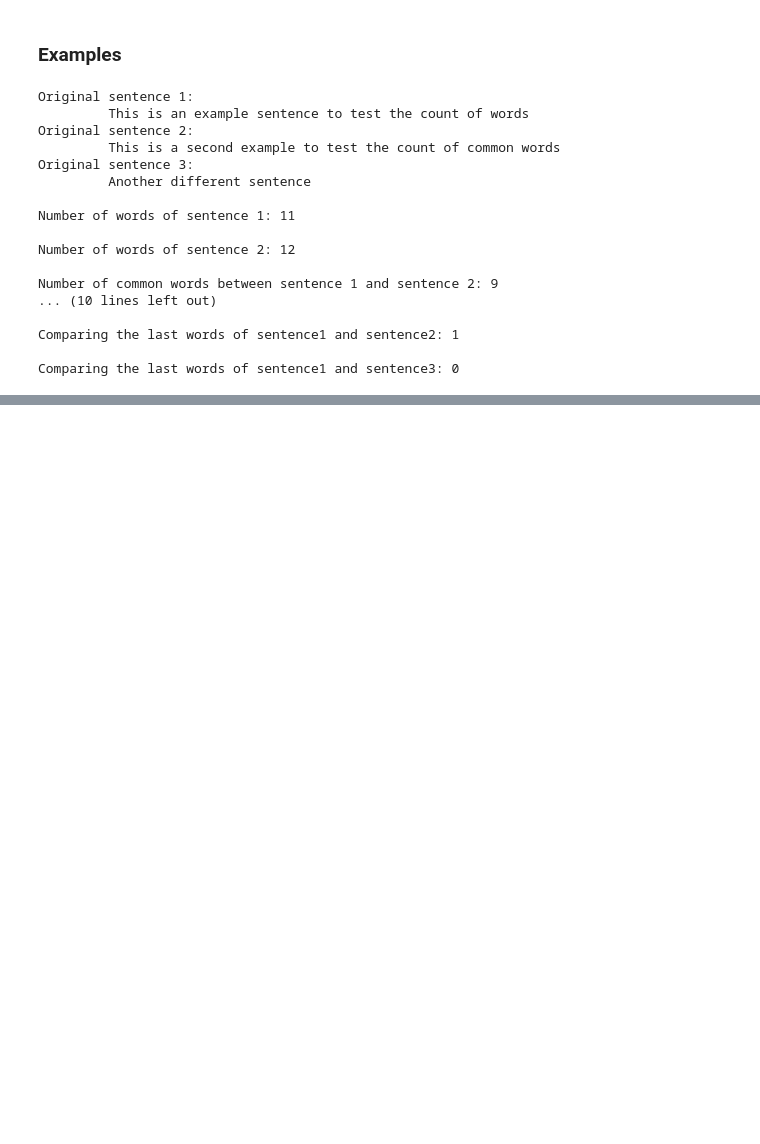
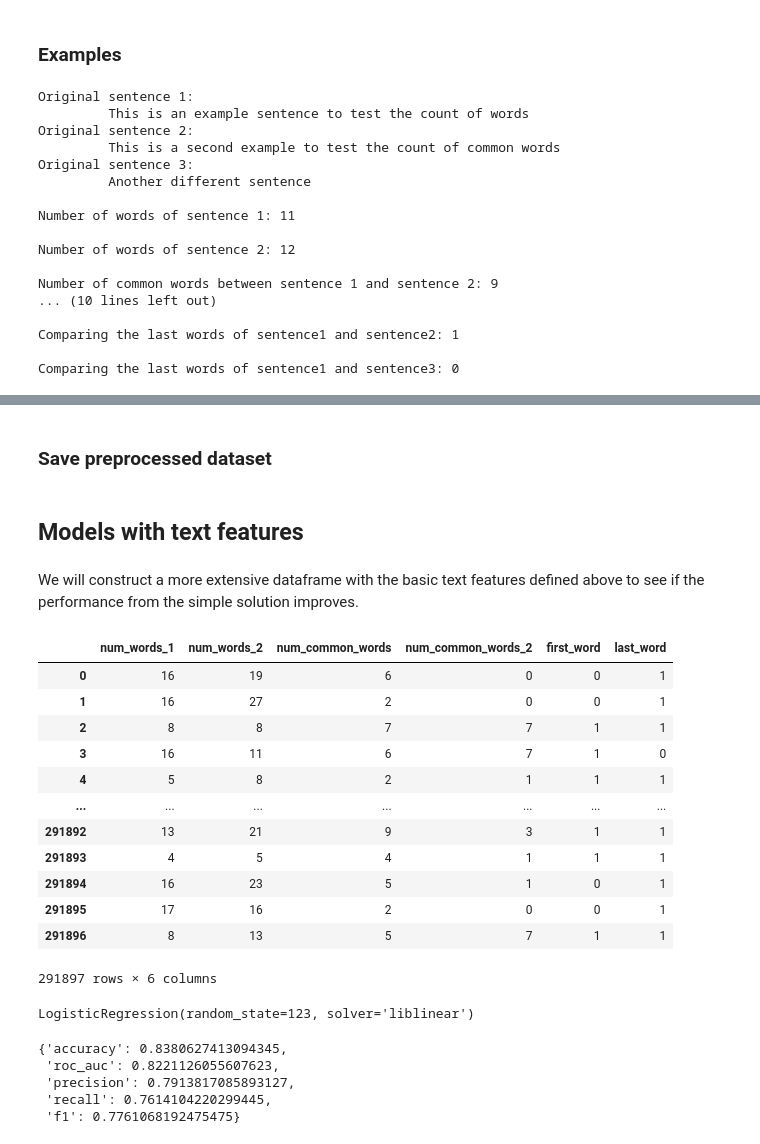
Before and after one commit to ClaudiaValverde/quora-challenge, a Jupyter notebook: utils_Alba.ipynb, the cells around one changed output, grey strips where cells are left out. Drawn from its saved outputs; the diff is of its cells as text; code cells hidden in the pictures; blank space fills up the shorter version.

Commit message:
change to utils Alba
added training models with features in utils_alba
also added the functions to utils.py

```diff
--- a/utils_Alba.ipynb
+++ b/utils_Alba.ipynb
@@ -505,0 +549,11 @@ Comparing the last words of sentence1 and sentence3: 0
+# %%
+# convert input data into list of strings
+
+q1_train =  cast_list_as_strings(list(X_tr_df["question1"]))
+q2_train =  cast_list_as_strings(list(X_tr_df["question2"]))
+
+q1_val =  cast_list_as_strings(list(X_va_df["question1"]))
+q2_val =  cast_list_as_strings(list(X_va_df["question2"]))
+
+q1_test =  cast_list_as_strings(list(X_te_df["question1"]))
+q2_test =  cast_list_as_strings(list(X_te_df["question2"]))
@@ -505,0 +685,2 @@ Comparing the last words of sentence1 and sentence3: 0
+# %% [markdown]
+### Save preprocessed dataset
@@ -505,0 +714,52 @@ Comparing the last words of sentence1 and sentence3: 0
+# %% [markdown]
+## Models with text features
+# %% [markdown]
+We will construct a more extensive dataframe with the basic text features defined above to see if the performance from the simple solution improves.
+# %%
+def build_numeric_features(q1_list, q2_list):
+    """
+    Args:
+      q1_list (str list): list of string questions
+      q2_list (str list): list of string questions
+    Returns:
+      A data frame containing the text features applied to both lists.
+    """
+    # number of words
+    q1_f1 = [number_words(question) for question in q1_list]
+    q2_f1 = [number_words(question) for question in q2_list]
+
+    # number of common words
+    q1q2_f2 = [number_common_words(question1, question2) for question1, question2 in zip(q1_list, q2_list)]
+
+    # number of common words in the same position
+    q1q2_f3 = [number_common_words_2(question1, question2) for question1, question2 in zip(q1_list, q2_list)]
+
+    # first word equal
+    q1q2_f4 = [first_word_equal(question1, question2) for question1, question2 in zip(q1_list, q2_list)]
+
+    # last word equal
+    q1q2_f5 = [last_word_equal(question1, question2) for question1, question2 in zip(q1_list, q2_list)]
+
+    # build dataframe with features
+    df_features = pd.DataFrame({'num_words_1': q1_f1, 'num_words_2': q2_f1, 'num_common_words': q1q2_f2,
+                               'num_common_words_2': q1q2_f3, 'first_word': q1q2_f4, 'last_word': q1q2_f5},
+                               columns=['num_words_1', 'num_words_2', 'num_common_words', 'num_common_words_2',
+                                        'first_word', 'last_word'])
+    return df_features
+# %%
+X_tr_features = build_numeric_features(q1_train, q2_train)
+X_tr_features
+# %% [output]
+|  | num_words_1 | num_words_2 | num_common_words | num_common_words_2 | first_word | last_word |
+| 0 | 16 | 19 | 6 | 0 | 0 | 1 |
+| 1 | 16 | 27 | 2 | 0 | 0 | 1 |
+| 2 | 8 | 8 | 7 | 7 | 1 | 1 |
+| 3 | 16 | 11 | 6 | 7 | 1 | 0 |
+| 4 | 5 | 8 | 2 | 1 | 1 | 1 |
+| ... | ... | ... | ... | ... | ... | ... |
+| 291892 | 13 | 21 | 9 | 3 | 1 | 1 |
+| 291893 | 4 | 5 | 4 | 1 | 1 | 1 |
+| 291894 | 16 | 23 | 5 | 1 | 0 | 1 |
+| 291895 | 17 | 16 | 2 | 0 | 0 | 1 |
+| 291896 | 8 | 13 | 5 | 7 | 1 | 1 |
+291897 rows × 6 columns
@@ -505,0 +772,15 @@ Comparing the last words of sentence1 and sentence3: 0
+# %%
+logistic2 = sklearn.linear_model.LogisticRegression(solver="liblinear", random_state=123)
+logistic2.fit(X_tr_features_sparse, y_tr)
+# %% [output]
+LogisticRegression(random_state=123, solver='liblinear')
+# %%
+# train metrics
+train_metrics2 = evaluate_model(X_tr_features_sparse, y_tr, model=logistic2, display=False)
+train_metrics2
+# %% [output]
+{'accuracy': 0.8380627413094345,
+ 'roc_auc': 0.8221126055607623,
+ 'precision': 0.7913817085893127,
+ 'recall': 0.7614104220299445,
+ 'f1': 0.7761068192475475}
```
Also changed, not shown: parts of 47 cells of this notebook, 15 other files.
